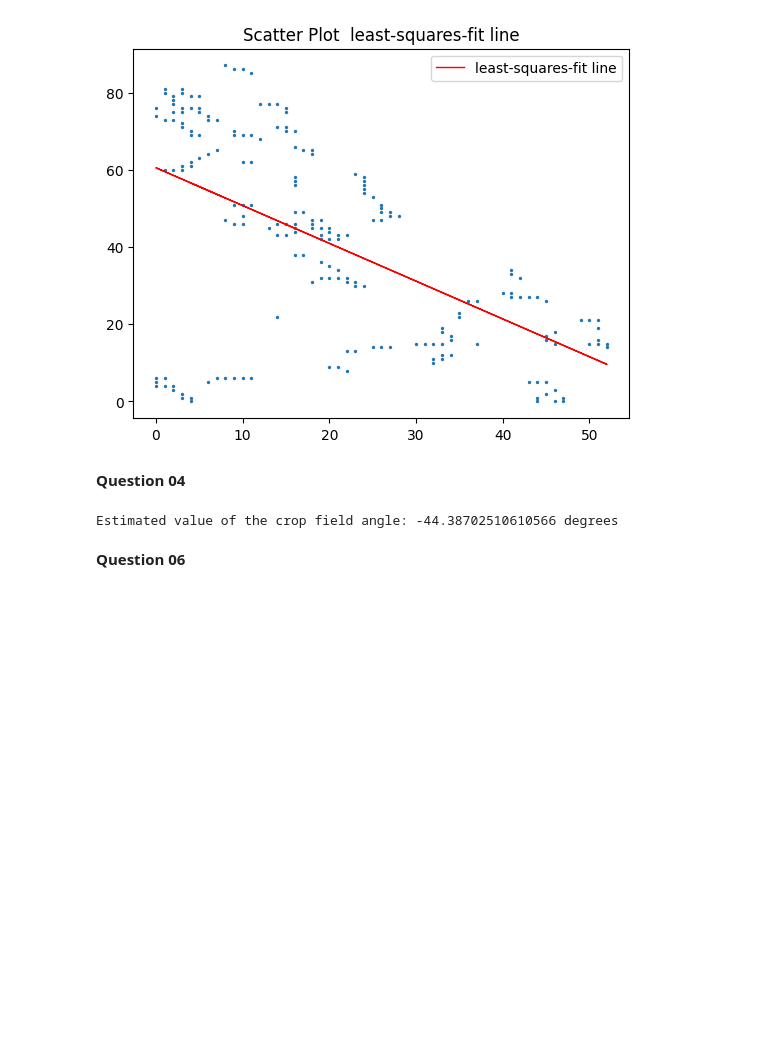
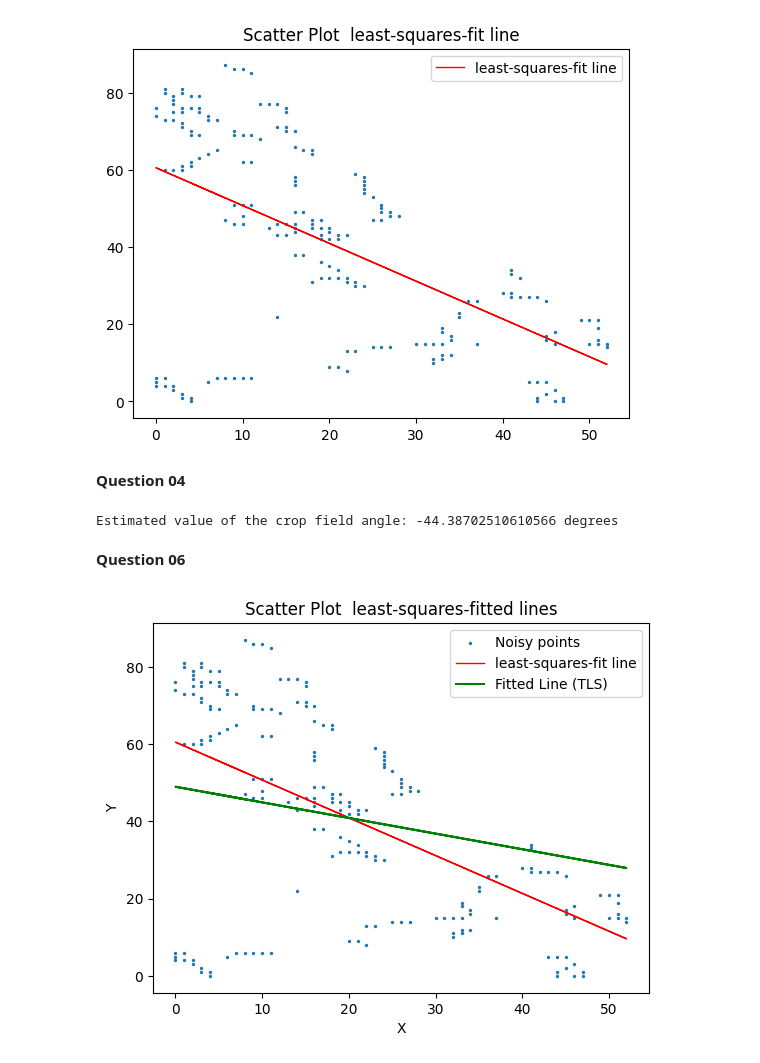
Before and after one commit to thej20d/VS-NEW, a Jupyter notebook: Assignment/Assignment 02/Assignment 2.ipynb, the cells around one changed output. Cells and saved outputs as stored; diff of their text form; code cells hidden in the pictures; blank space fills up the shorter version.

```diff
--- a/Assignment/Assignment 02/Assignment 2.ipynb
+++ b/Assignment/Assignment 02/Assignment 2.ipynb
@@ -96,3 +96,48 @@ print("Estimated value of the crop field angle:", slope, "degrees")
 Estimated value of the crop field angle: -44.38702510610566 degrees
 # %% [markdown]
 **Question 06**
+# %%
+import cv2 as cv
+import numpy as np
+import matplotlib.pyplot as plt
+
+img = cv.imread('Crop_field_cropped.jpg', cv.IMREAD_GRAYSCALE)
+
+edges = cv.Canny(img, 550, 690)
+indices = np.where(edges != [0])
+x = indices[1]
+y = indices[0]
+
+m,c = np.polyfit(x, y, 1)
+y_ = m*x + c
+
+# Construct the data matrix
+B = np.vstack([x, y]).T
+
+# Calculate the centroid of the data points
+centroid = np.mean(B, axis=0)
+
+# Center the data points around the centroid
+centered_data = B - centroid
+
+# Perform Singular Value Decomposition (SVD) on the centered data
+U, S, Vt = np.linalg.svd(centered_data, full_matrices=False)
+
+# Compute the slope and intercept for the total least squares fit line
+m_t = -Vt[0, 0] / Vt[1, 0]
+c_t = centroid[1] - m_t * centroid[0]
+
+# Calculate the y values for the total least squares fit line
+y_t = m_t * x + c_t
+
+
+plt.scatter(x, y, s=2, label='Noisy points')
+plt.title('Scatter Plot  least-squares-fitted lines')
+plt.plot(x, y_, color='r', linewidth=1, label=r'least-squares-fit line')
+plt.plot(x, y_t, c='g', label='Fitted Line (TLS)')
+plt.xlabel('X')
+plt.ylabel('Y')
+plt.legend()
+plt.show()
+# %% [output]
+[figure, added]
```
